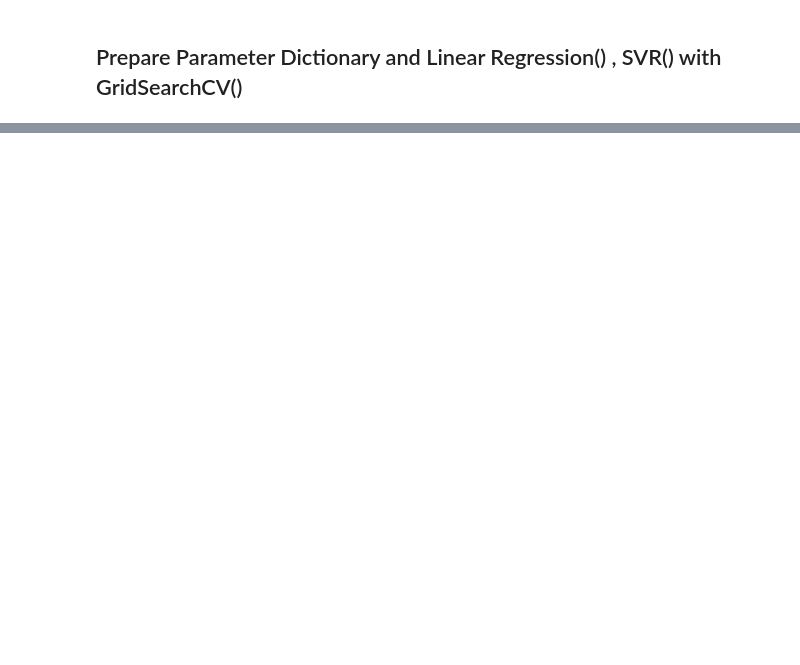
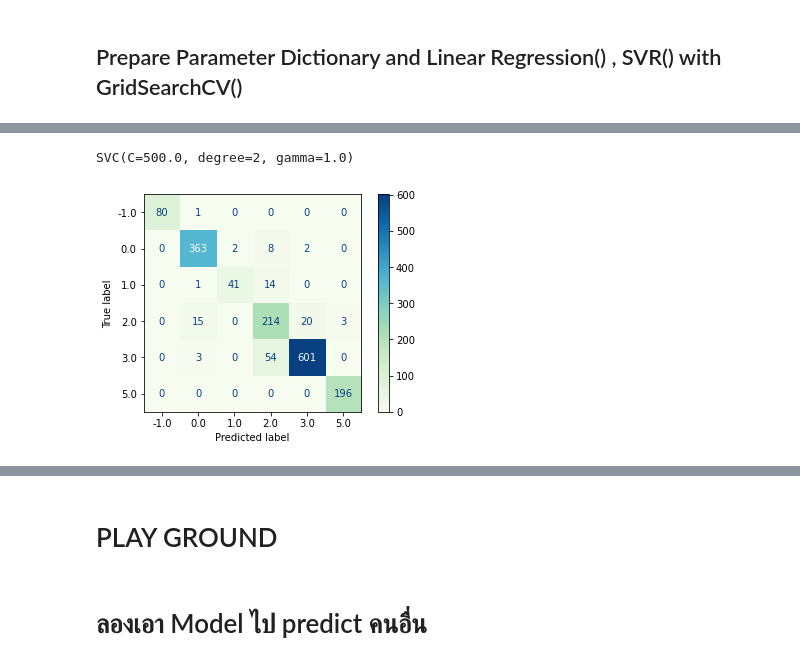
Before and after one commit to aphisit-ths/MACHINE-LEARNING-COURSE2022, a Jupyter notebook: [8#CLASSIFICATION WITH SVC ,SVM]/CLASSIFICATION MODEL SVM TIME SERIES.ipynb, the cells around one changed output, grey strips where cells are left out. Saved outputs shown, nothing was run; the diff lists cells and outputs as text; code cells hidden in the pictures; blank space fills up the shorter version.

```diff
--- a/[8#CLASSIFICATION WITH SVC ,SVM]/CLASSIFICATION MODEL SVM TIME SERIES.ipynb
+++ b/[8#CLASSIFICATION WITH SVC ,SVM]/CLASSIFICATION MODEL SVM TIME SERIES.ipynb
@@ -349,7 +394,7 @@ _classification_report(poly_predict ,"Poly")
 # %%
 kernel = ['linear', 'rbf', 'poly']
 C_list = [0.1, 1.0, 10.0, 100.0, 200.0, 500.0]
-Gamma_list = [0.01, 0.1, 1.0, 10]
+Gamma_list = [0.01, 0.1, 1.0]
 degree = [2, 3]
 params = dict( kernel = kernel, C = C_list, gamma = Gamma_list, degree = degree )
 # %%
@@ -365,0 +411,3 @@ Fitting 2 folds for each of 144 candidates, totalling 288 fits
+# %%
+BEST_PARAMS = result.best_estimator_
+result.best_score_
@@ -365,0 +449,14 @@ Fitting 2 folds for each of 144 candidates, totalling 288 fits
+# %%
+BEST_PARAMS
+# %% [output]
+SVC(C=500.0, degree=2, gamma=1.0)
+# %%
+BEST_PARAM = BEST_PARAMS.fit(x_train , y_train)
+# %%
+prediction_test=BEST_PARAM.predict(x_test)
+# %%
+plot_confusion_matrix(grid, x_test, y_test ,cmap="GnBu")
+plt.show()
+_classification_report(prediction_test ,"Poly")
+# %% [output]
+[figure, added]
@@ -365,0 +464,4 @@ Fitting 2 folds for each of 144 candidates, totalling 288 fits
+# %% [markdown]
+# PLAY GROUND
+# %% [markdown]
+# ลองเอา Model ไป predict คนอื่น
```
Also changed, not shown: parts of 44 cells of this notebook, 10 other files.
